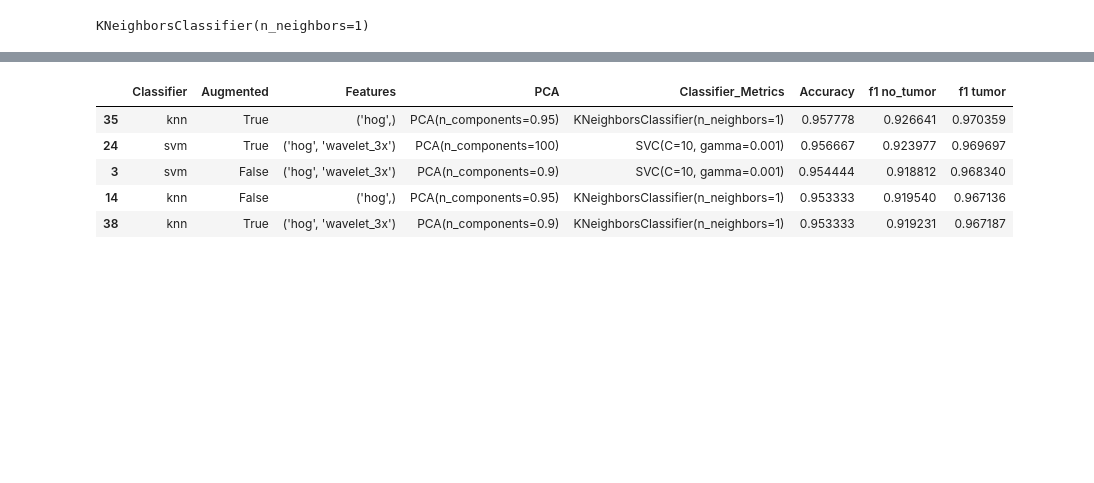
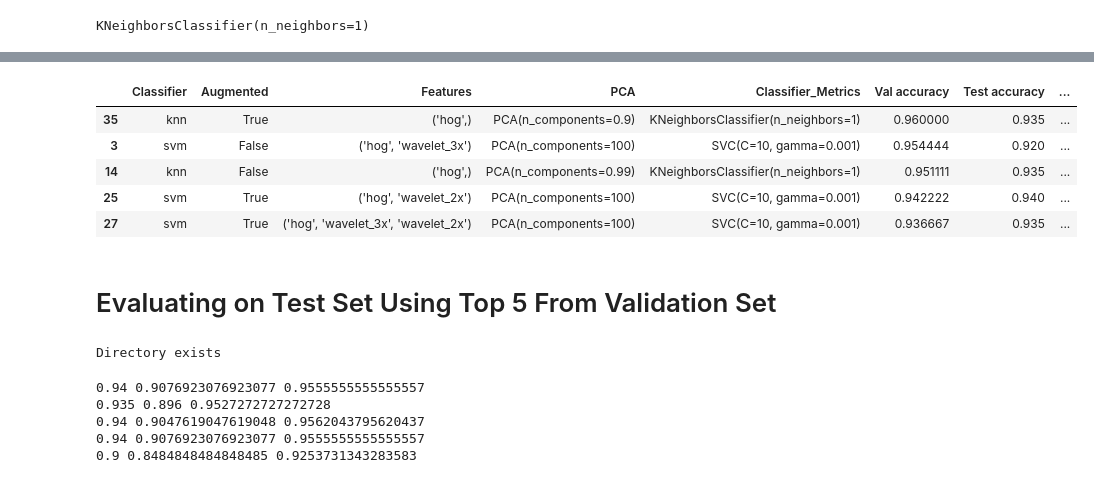
Before and after one commit to tobyloby12/AMLS-assignment, a Jupyter notebook: Task A/main.ipynb, the cells around one changed output, grey strips where cells are left out. Saved outputs shown, nothing was run; the diff lists cells and outputs as text; code cells hidden in the pictures; blank space fills up the shorter version.

Commit message:
results tables

```diff
--- a/Task A/main.ipynb
+++ b/Task A/main.ipynb
@@ -484,11 +479,21 @@ for aug in augment:
 # %%
-df_results = pd.read_csv(path + '/results2.csv')
+df_results = pd.read_csv(path + '/results5.csv')
 # %%
-df_results.nlargest(5, ['Accuracy']).sort_values('Accuracy', ascending=False)
+df_results_top_5 = df_results.nlargest(5, ['Test accuracy']).sort_values('Val accuracy', ascending=False)
+df_results_top_5
 # %% [output]
-|  | Classifier | Augmented | Features | PCA | Classifier_Metrics | Accuracy | f1 no_tumor | f1 tumor |
-| 35 | knn | True | ('hog',) | PCA(n_components=0.95) | KNeighborsClassifier(n_neighbors=1) | 0.957778 | 0.926641 | 0.970359 |
-| 24 | svm | True | ('hog', 'wavelet_3x') | PCA(n_components=100) | SVC(C=10, gamma=0.001) | 0.956667 | 0.923977 | 0.969697 |
-| 3 | svm | False | ('hog', 'wavelet_3x') | PCA(n_components=0.9) | SVC(C=10, gamma=0.001) | 0.954444 | 0.918812 | 0.968340 |
-| 14 | knn | False | ('hog',) | PCA(n_components=0.95) | KNeighborsClassifier(n_neighbors=1) | 0.953333 | 0.919540 | 0.967136 |
-| 38 | knn | True | ('hog', 'wavelet_3x') | PCA(n_components=0.9) | KNeighborsClassifier(n_neighbors=1) | 0.953333 | 0.919231 | 0.967187 |
+|  | Classifier | Augmented | Features | PCA | Classifier_Metrics | Val accuracy | Test accuracy | ... |
+| 35 | knn | True | ('hog',) | PCA(n_components=0.9) | KNeighborsClassifier(n_neighbors=1) | 0.960000 | 0.935 | ... |
+| 3 | svm | False | ('hog', 'wavelet_3x') | PCA(n_components=100) | SVC(C=10, gamma=0.001) | 0.954444 | 0.920 | ... |
+| 14 | knn | False | ('hog',) | PCA(n_components=0.99) | KNeighborsClassifier(n_neighbors=1) | 0.951111 | 0.935 | ... |
+| 25 | svm | True | ('hog', 'wavelet_2x') | PCA(n_components=100) | SVC(C=10, gamma=0.001) | 0.942222 | 0.940 | ... |
+| 27 | svm | True | ('hog', 'wavelet_3x', 'wavelet_2x') | PCA(n_components=100) | SVC(C=10, gamma=0.001) | 0.936667 | 0.935 | ... |
+# %% [markdown]
+# Evaluating on Test Set Using Top 5 From Validation Set
+# %%
+try:
+    os.makedirs(path + '/Task A/features/test')
+except:
+    print('Directory exists')
+# %% [output]
+Directory exists
@@ -494,0 +549,23 @@ df_results.nlargest(5, ['Accuracy']).sort_values('Accuracy', ascending=False)
+# %%
+import re
+for row in df_results_top_5.iterrows():
+    pipe, x_test, y_test = test_classifier(
+        re.findall("'([^']*)'", row[1]['Features']),
+        row[1]['Augmented'],
+        row[1]['Classifier'],
+        row[1]['PCA']
+        )
+
+    pred = pipe.predict(x_test)
+    report = classification_report(y_test, pred, output_dict=True, target_names=['no_tumor', 'tumor'])
+    accuracy = report['accuracy']
+    f1_no_tumor = report['no_tumor']['f1-score']
+    f1_tumor = report['tumor']['f1-score']
+
+    print(accuracy, f1_no_tumor, f1_tumor)
+# %% [output]
+0.94 0.9076923076923077 0.9555555555555557
+0.935 0.896 0.9527272727272728
+0.94 0.9047619047619048 0.9562043795620437
+0.94 0.9076923076923077 0.9555555555555557
+0.9 0.8484848484848485 0.9253731343283583
```
Also changed, not shown: parts of 10 cells of this notebook, 4 other files.
